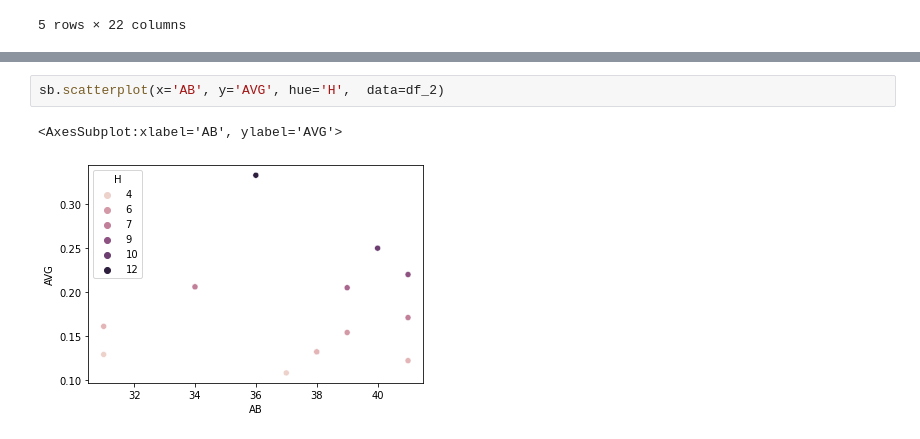
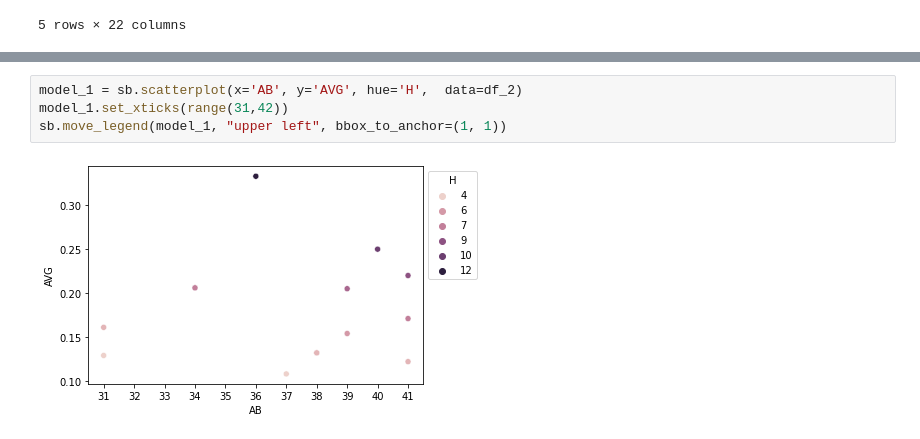
Before and after one commit to MicahlDeRosa/Baseball_stats, a Jupyter notebook: Untitled-1.ipynb, the cells around one changed output, grey strips where cells are left out. Cells and saved outputs as stored; diff of their text form.

```diff
--- a/Untitled-1.ipynb
+++ b/Untitled-1.ipynb
@@ -98,5 +121,6 @@ sb.catplot(x='AB', y='H', data=df_2)
 # %%
-sb.scatterplot(x='AB', y='AVG', hue='H',  data=df_2)
+model_1 = sb.scatterplot(x='AB', y='AVG', hue='H',  data=df_2)
+model_1.set_xticks(range(31,42))
+sb.move_legend(model_1, "upper left", bbox_to_anchor=(1, 1))
 # %% [output]
-<AxesSubplot:xlabel='AB', ylabel='AVG'>
-[figure, old version]
+[figure, new version]
```
Also changed, not shown: parts of 5 cells of this notebook.
